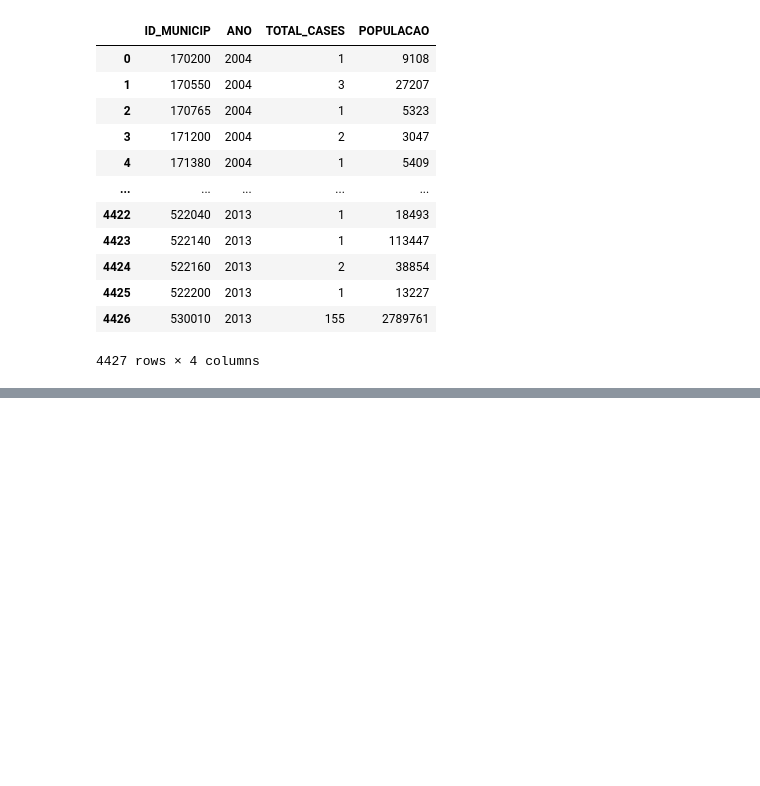
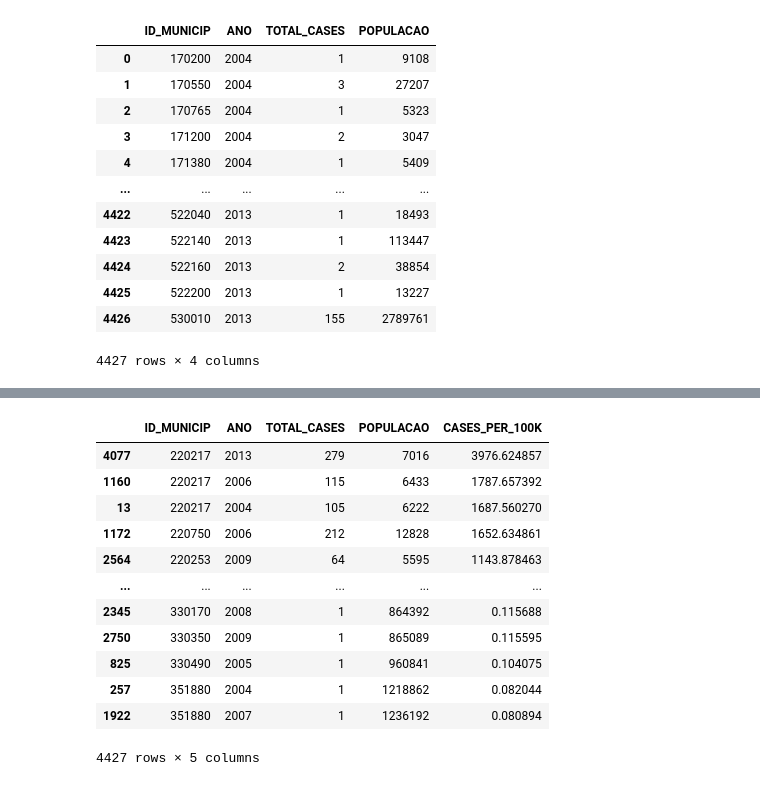
Before and after one commit to RaphaLevy/Study_on_Malaria_dynamics, a Jupyter notebook: pysus_data/Parquet_to_CSV.ipynb, the cells around one changed output, grey strips where cells are left out. Cells and saved outputs as stored; diff of their text form; code cells hidden in the pictures; blank space fills up the shorter version.

Commit message:
Adds incidence dataframe

```diff
--- a/pysus_data/Parquet_to_CSV.ipynb
+++ b/pysus_data/Parquet_to_CSV.ipynb
@@ -551,0 +571,20 @@ cases_per_mun_df
+# %%
+incidence_df = cases_per_mun_df
+
+incidence_df['CASES_PER_100K'] = (incidence_df['TOTAL_CASES'].astype(int) / incidence_df['POPULACAO'].astype(int)) * 100000
+incidence_df = incidence_df.sort_values(by='CASES_PER_100K', ascending=False)
+incidence_df
+# %% [output]
+|  | ID_MUNICIP | ANO | TOTAL_CASES | POPULACAO | CASES_PER_100K |
+| 4077 | 220217 | 2013 | 279 | 7016 | 3976.624857 |
+| 1160 | 220217 | 2006 | 115 | 6433 | 1787.657392 |
+| 13 | 220217 | 2004 | 105 | 6222 | 1687.560270 |
+| 1172 | 220750 | 2006 | 212 | 12828 | 1652.634861 |
+| 2564 | 220253 | 2009 | 64 | 5595 | 1143.878463 |
+| ... | ... | ... | ... | ... | ... |
+| 2345 | 330170 | 2008 | 1 | 864392 | 0.115688 |
+| 2750 | 330350 | 2009 | 1 | 865089 | 0.115595 |
+| 825 | 330490 | 2005 | 1 | 960841 | 0.104075 |
+| 257 | 351880 | 2004 | 1 | 1218862 | 0.082044 |
+| 1922 | 351880 | 2007 | 1 | 1236192 | 0.080894 |
+4427 rows × 5 columns
```
Also changed, not shown: parts of 20 cells of this notebook.
